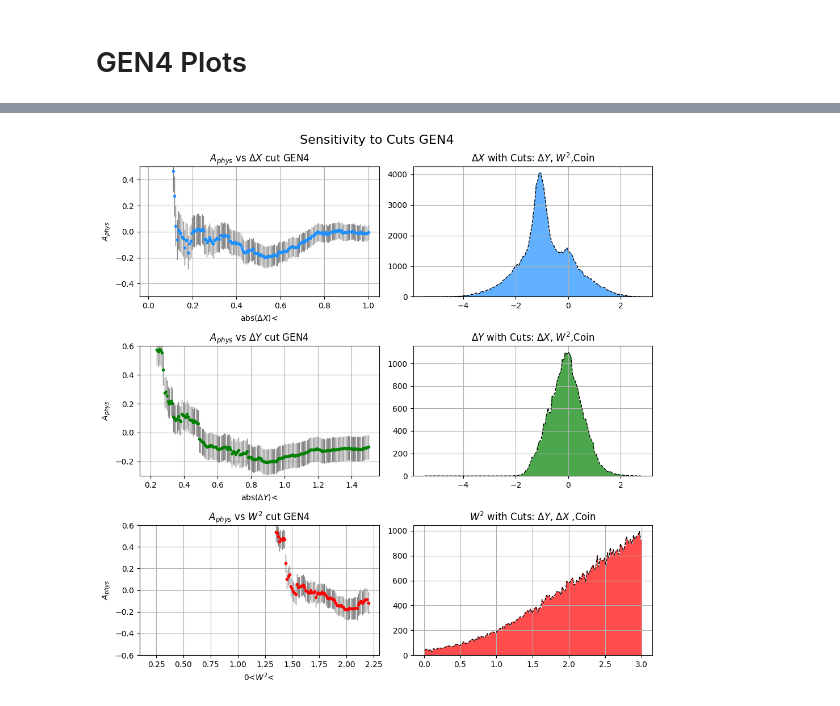
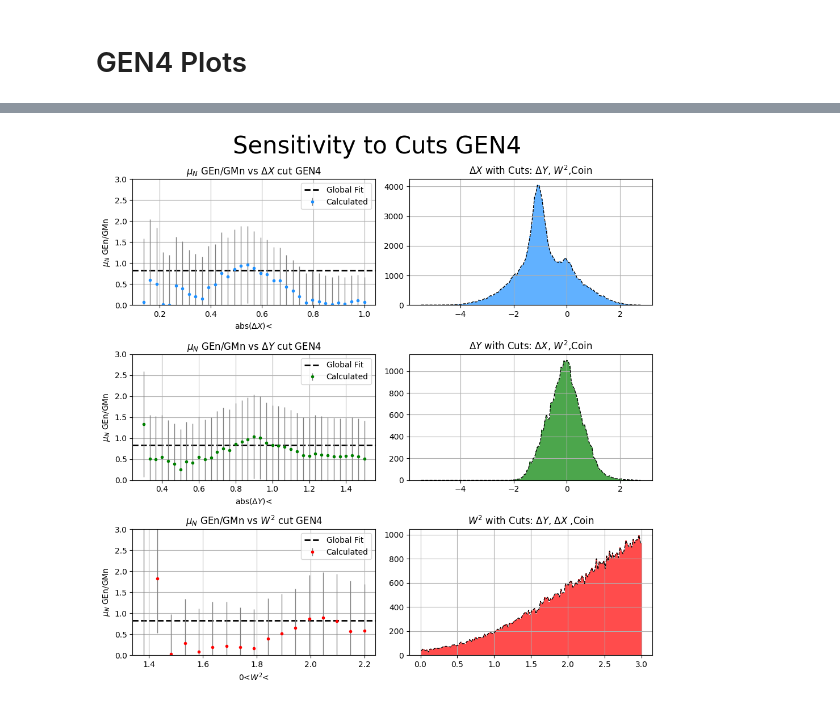
Before and after one commit to hp4xz/GEnAnalysis, a Jupyter notebook: analysis/cutsensitivityPhys.ipynb, the cells around one changed output, grey strips where cells are left out. Cells and saved outputs as stored; diff of their text form; code cells hidden in the pictures.

```diff
--- a/analysis/cutsensitivityPhys.ipynb
+++ b/analysis/cutsensitivityPhys.ipynb
@@ -435,7 +521,8 @@ fbg_result_3dx=np.empty(0)
 cut_result_3dx=np.empty(0)
 dx_3=np.empty(0)
 Y_3dx=np.empty(0)
-
+R_3dx=np.empty(0)
+RE_3dx=np.empty(0)
 
 for i in range(0,len(Results3dx)):
     A_result_3dx=np.append(A_result_3dx,Results3dx[i][0])
@@ -444,3 +531,5 @@ for i in range(0,len(Results3dx)):
     cut_result_3dx=np.append(cut_result_3dx,Results3dx[i][3])
     dx_3=np.append(dx_3,Results3dx[i][4][1])
     Y_3dx=np.append(Y_3dx,Results3dx[i][5])
+    R_3dx=np.append(R_3dx,Results3dx[i][6])
+    RE_3dx=np.append(RE_3dx,Results3dx[i][7])
@@ -481,7 +590,8 @@ fbg_result_4=np.empty(0)
 cut_result_4=np.empty(0)
 w2_4=np.empty(0)
 Y_4=np.empty(0)
-
+R_4w2=np.empty(0)
+RE_4w2=np.empty(0)
 
 for i in range(0,len(Results4)):
     A_result_4=np.append(A_result_4,Results4[i][0])
@@ -490,3 +600,5 @@ for i in range(0,len(Results4)):
     cut_result_4=np.append(cut_result_4,Results4[i][3])
     w2_4=np.append(w2_4,Results4[i][4][1])
     Y_4=np.append(Y_4,Results4[i][5])
+    R_4w2=np.append(R_4w2,Results4[i][6])
+    RE_4w2=np.append(RE_4w2,Results4[i][7])
@@ -533,7 +649,8 @@ fbg_result_4dy=np.empty(0)
 cut_result_4dy=np.empty(0)
 dy_4=np.empty(0)
 Y_4dy=np.empty(0)
-
+R_4dy=np.empty(0)
+RE_4dy=np.empty(0)
 
 for i in range(0,len(Results4dy)):
     A_result_4dy=np.append(A_result_4dy,Results4dy[i][0])
@@ -542,3 +659,5 @@ for i in range(0,len(Results4dy)):
     cut_result_4dy=np.append(cut_result_4dy,Results4dy[i][3])
     dy_4=np.append(dy_4,Results4dy[i][4][1])
     Y_4dy=np.append(Y_4dy,Results4dy[i][5])
+    R_4dy=np.append(R_4dy,Results4dy[i][6])
+    RE_4dy=np.append(RE_4dy,Results4dy[i][7])
@@ -586,7 +708,8 @@ fbg_result_4dx=np.empty(0)
 cut_result_4dx=np.empty(0)
 dx_4=np.empty(0)
 Y_4dx=np.empty(0)
-
+R_4dx=np.empty(0)
+RE_4dx=np.empty(0)
 
 for i in range(0,len(Results4dx)):
     A_result_4dx=np.append(A_result_4dx,Results4dx[i][0])
@@ -595,3 +718,5 @@ for i in range(0,len(Results4dx)):
     cut_result_4dx=np.append(cut_result_4dx,Results4dx[i][3])
     dx_4=np.append(dx_4,Results4dx[i][4][1])
     Y_4dx=np.append(Y_4dx,Results4dx[i][5])
+    R_4dx=np.append(R_4dx,Results4dx[i][6])
+    RE_4dx=np.append(RE_4dx,Results4dx[i][7])
@@ -778,53 +901,61 @@ Error in <THashList::Delete>: A list is accessing an object (0xbd4a500) already
 config="4"
 lw=1
 plt.figure(figsize=(10,10))
-plt.suptitle('Sensitivity to Cuts GEN4', fontsize=16)
+plt.suptitle('Sensitivity to Cuts GEN4', fontsize=30)
 
 plt.subplot(3,2,1)
-plt.errorbar(dx_4,A_result_4dx,E_result_4dx,fmt='.',ecolor='grey',color='dodgerblue',lw=1)
-plt.title("$A_{phys}$ vs $\Delta X$ cut GEN"+config)
+Q2=CONFIG.Function_JSON("Q2",f"../config/cuts{config}.cfg")
+worldDat=CALCULATE.Function_GENWORLDFROMQ2(Q2)
+plt.axhline(y=worldDat, color='black', linestyle='--', linewidth=2,label='Global Fit')
+plt.errorbar(dx_4,muN*abs(R_4dx),muN*abs(RE_4dx),fmt='.',ecolor='grey',color='dodgerblue',lw=1,label='Calculated')
+plt.title("$\mu_N$ GEn/GMn vs $\Delta X$ cut GEN"+config)
 plt.xlabel("abs($\Delta X$)< ")
-plt.ylabel("$A_{phys}$")
-plt.ylim(-.5,.5)
+plt.ylabel('$\mu_N$ GEn/GMn')
+plt.ylim(0,3)
 plt.grid()
+plt.legend(loc="upper right")
 
 plt.subplot(3,2,3)
-plt.errorbar(dy_4,A_result_4dy,E_result_4dy,fmt='.',ecolor='grey',color='green',lw=1)
-plt.title("$A_{phys}$ vs $\Delta Y$ cut GEN"+config)
+plt.axhline(y=worldDat, color='black', linestyle='--', linewidth=2,label='Global Fit')
+
+plt.errorbar(dy_4,muN*abs(R_4dy),muN*abs(RE_4dy),fmt='.',ecolor='grey',color='green',lw=1,label='Calculated')
+plt.title("$\mu_N$ GEn/GMn vs $\Delta Y$ cut GEN"+config)
 plt.xlabel("abs($\Delta Y$)<")
-plt.ylabel("$A_{phys}$")
-plt.ylim(-.3,.6)
+plt.ylabel('$\mu_N$ GEn/GMn')
+plt.ylim(0,3)
 plt.grid()
+plt.legend(loc="upper right")
 
 plt.subplot(3,2,5)
-plt.errorbar(w2_4,A_result_4,E_result_4,fmt='.',ecolor='grey',color='red',lw=1)
-plt.title("$A_{phys}$ vs $W^2$ cut GEN"+config)
+plt.axhline(y=worldDat, color='black', linestyle='--', linewidth=2,label='Global Fit')
+plt.grid()
+plt.errorbar(w2_4,muN*abs(R_4w2),muN*abs(RE_4w2),fmt='.',ecolor='grey',color='red',lw=1,label='Calculated')
+plt.title("$\mu_N$ GEn/GMn vs $W^2$ cut GEN"+config)
 plt.xlabel("0<$W^2$< ")
-plt.ylabel("$A_{phys}$")
-plt.ylim(-.6,.6)
-plt.grid()
+plt.ylabel('$\mu_N$ GEn/GMn')
+plt.ylim(0,3)
+plt.legend(loc="upper right")
 
 plt.subplot(3,2,2)
 plt.title("$\Delta X$ with Cuts: $\Delta Y$, $W^2$,Coin")
 bin_centers,bin_contents=dxHist4
 plt.bar(bin_centers, bin_contents, width=(bin_centers[1] - bin_centers[0]), align='center', alpha=0.7,color="dodgerblue",label="$\Delta X$")
 plt.plot(bin_centers, bin_contents,'--',color='black',linewidth=lw)
 plt.grid()
-
 plt.subplot(3,2,4)
 plt.title("$\Delta Y$ with Cuts: $\Delta X$, $W^2$,Coin")
 bin_centers,bin_contents=dyHist4
 plt.bar(bin_centers, bin_contents, width=(bin_centers[1] - bin_centers[0]), align='center', alpha=0.7,color="green",label="$\Delta Y$")
 plt.plot(bin_centers, bin_contents,'--',color='black',linewidth=lw)
 plt.grid()
-
 plt.subplot(3,2,6)
 plt.title("$W^2$ with Cuts: $\Delta Y$, $\Delta X$ ,Coin")
 bin_centers,bin_contents=w2Hist4
 plt.bar(bin_centers, bin_contents, width=(bin_centers[1] - bin_centers[0]), align='center', alpha=0.7,color="red",label="$\Delta Y$")
 plt.plot(bin_centers, bin_contents,'--',color='black',linewidth=lw)
 plt.grid()
+
 plt.tight_layout()
-plt.savefig(f"../plots/CUTSENSITIVITY/GEN{config}/APHYS_allcuts.png")
+plt.savefig(f"../plots/CUTSENSITIVITY/GEN{config}/RAT_allcuts.png")
 # %% [output]
-[figure, old version]
+[figure, new version]
```
Also changed, not shown: parts of 48 cells of this notebook, 38 other files.
